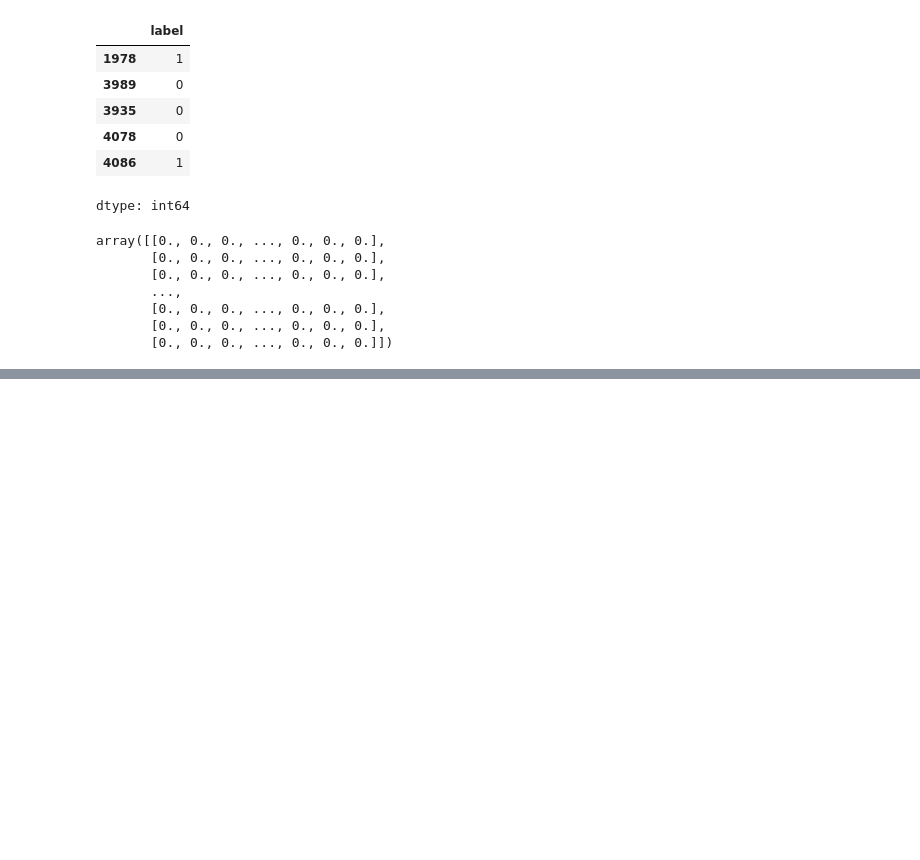
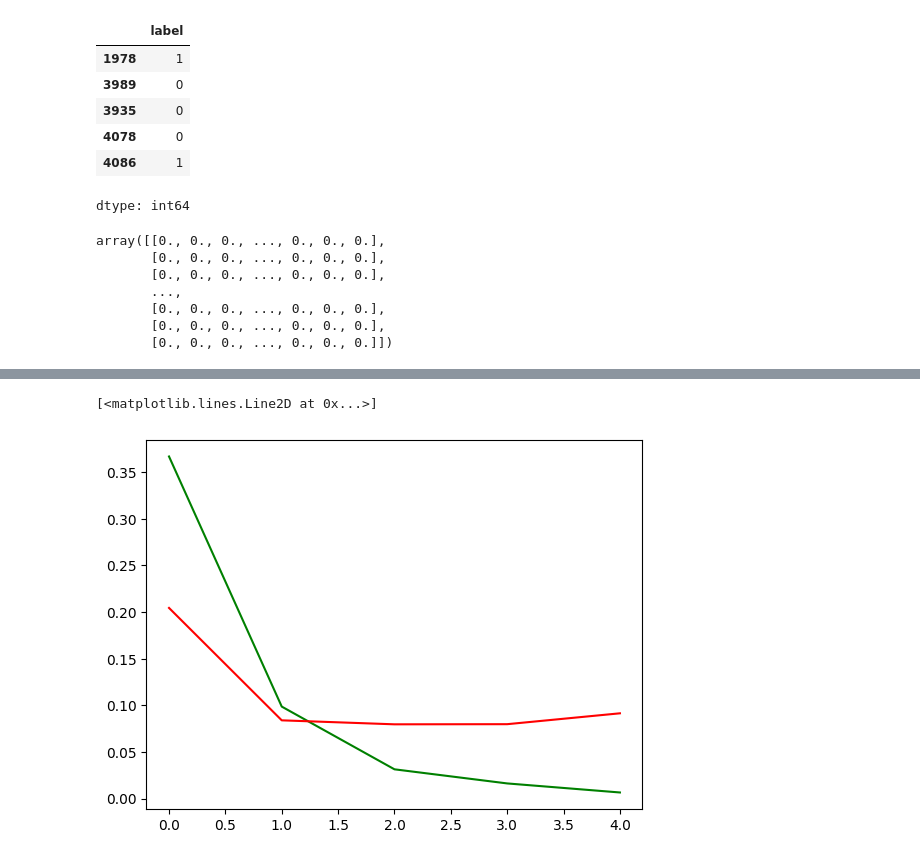
Before and after one commit to hosseinrezaie0/CI-T.A-Dr.Helmi, a Jupyter notebook: Neural Network/Perceptron/CI_NN_Perceptron_Spam_Detection.ipynb, the cells around one changed output, grey strips where cells are left out. Cells and saved outputs as stored; diff of their text form; code cells hidden in the pictures; blank space fills up the shorter version.

Commit message:
Plot the train loss and the validation loss

```diff
--- a/Neural Network/Perceptron/CI_NN_Perceptron_Spam_Detection.ipynb
+++ b/Neural Network/Perceptron/CI_NN_Perceptron_Spam_Detection.ipynb
@@ -85,9 +86,9 @@ array([[0., 0., 0., ..., 0., 0., 0.],
 model = Sequential(
     [
         Dense(128, activation="relu", input_shape=(x_train_vec.shape[1],)),
-        Dropout(0.2),
+        Dropout(0.5),
         Dense(64, activation="relu"),
-        Dropout(0.2),
+        Dropout(0.5),
         Dense(1, activation="sigmoid"),
     ]
 )
@@ -112,0 +114,11 @@ Epoch 5/5
+# %%
+loss_train = history.history['loss']
+acc_train = history.history['accuracy']
+loss_val = history.history['val_loss']
+acc_val = history.history['val_accuracy']
+# %%
+plt.plot(loss_train, label='Training Loss', color='g')
+plt.plot(loss_val, label='Validation Loss', color='r')
+# %% [output]
+[<matplotlib.lines.Line2D at 0x...>]
+[figure, added]
```
Also changed, not shown: parts of 2 cells of this notebook.
